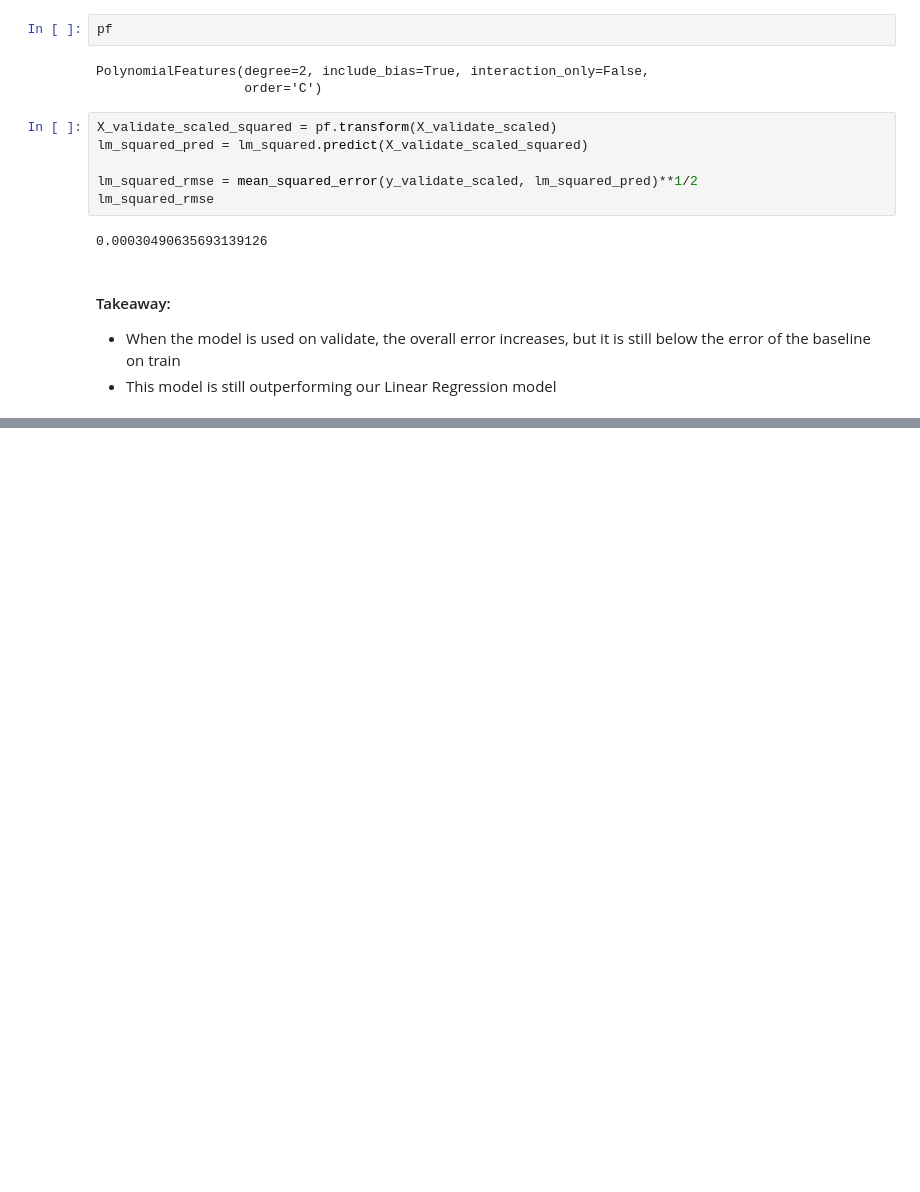
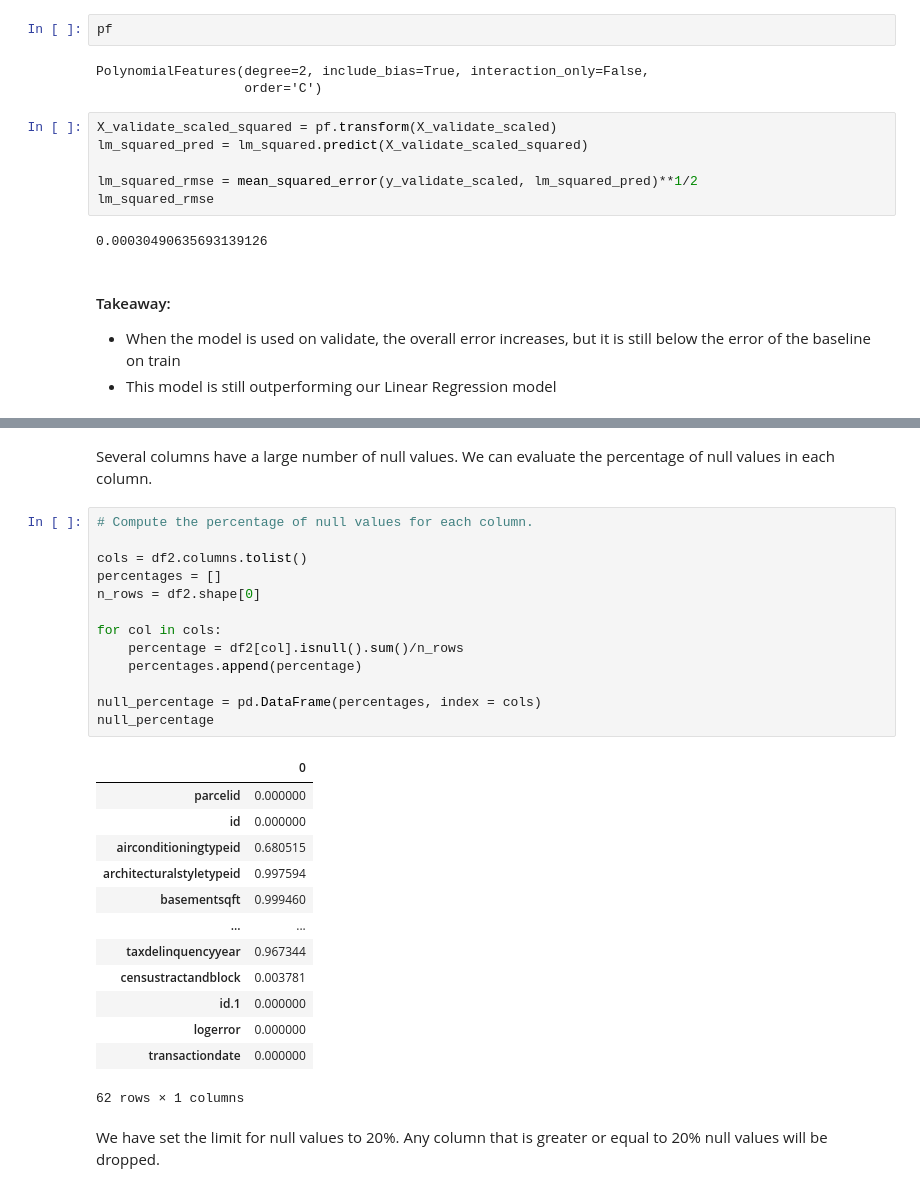
Before and after one commit to Estimating-Home-Value/Predicting-Tax-Assessed-Home-Values, a Jupyter notebook: model.ipynb, the cells around one changed output, grey strips where cells are left out. Cells and saved outputs as stored; diff of their text form; blank space fills up the shorter version.

```diff
--- a/model.ipynb
+++ b/model.ipynb
@@ -582,0 +597,31 @@ lm_squared_rmse
+# %% [markdown]
+Several columns have a large number of null values. We can evaluate the percentage of null values in each column.
+# %%
+# Compute the percentage of null values for each column.
+
+cols = df2.columns.tolist()
+percentages = []
+n_rows = df2.shape[0]
+
+for col in cols:
+    percentage = df2[col].isnull().sum()/n_rows
+    percentages.append(percentage)
+
+null_percentage = pd.DataFrame(percentages, index = cols)
+null_percentage
+# %% [output]
+|  | 0 |
+| parcelid | 0.000000 |
+| id | 0.000000 |
+| airconditioningtypeid | 0.680515 |
+| architecturalstyletypeid | 0.997594 |
+| basementsqft | 0.999460 |
+| ... | ... |
+| taxdelinquencyyear | 0.967344 |
+| censustractandblock | 0.003781 |
+| id.1 | 0.000000 |
+| logerror | 0.000000 |
+| transactiondate | 0.000000 |
+62 rows × 1 columns
+# %% [markdown]
+We have set the limit for null values to 20%. Any column that is greater or equal to 20% null values will be dropped.
```
Also changed, not shown: parts of 14 cells of this notebook.
